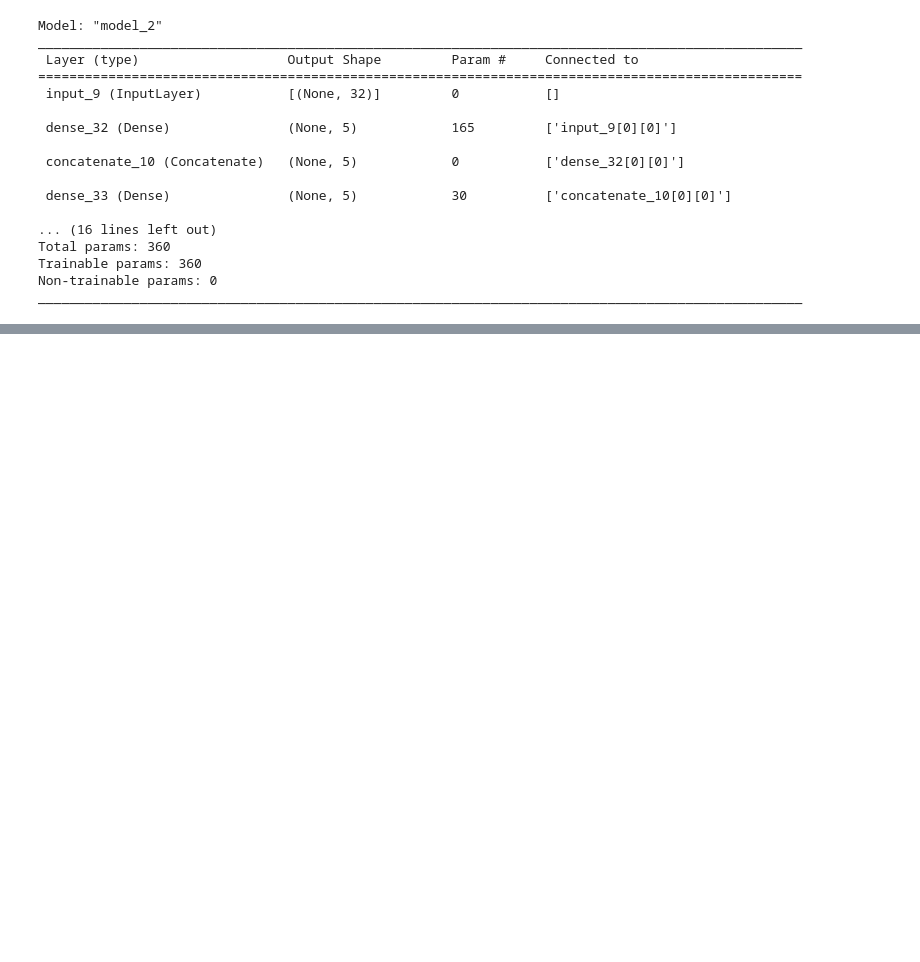
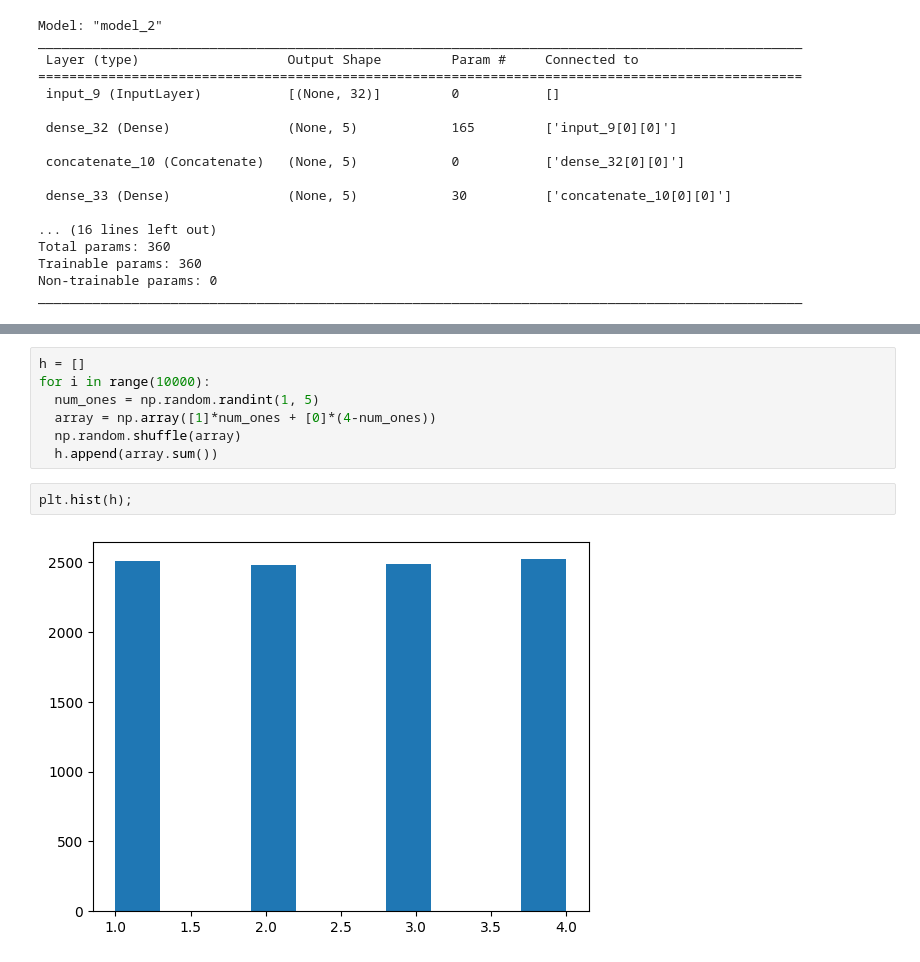
Before and after one commit to tintenderete/TFM, a Jupyter notebook: de_grafos_a_models_1.ipynb, the cells around one changed output, grey strips where cells are left out. Saved outputs shown, nothing was run; the diff lists cells and outputs as text; blank space fills up the shorter version.

```diff
--- a/de_grafos_a_models_1.ipynb
+++ b/de_grafos_a_models_1.ipynb
@@ -224,0 +286,11 @@ ________________________________________________________________________________
+# %%
+h = []
+for i in range(10000):
+  num_ones = np.random.randint(1, 5)
+  array = np.array([1]*num_ones + [0]*(4-num_ones))
+  np.random.shuffle(array)
+  h.append(array.sum())
+# %%
+plt.hist(h);
+# %% [output]
+[figure, added]
```
Also changed, not shown: parts of 24 cells of this notebook.
